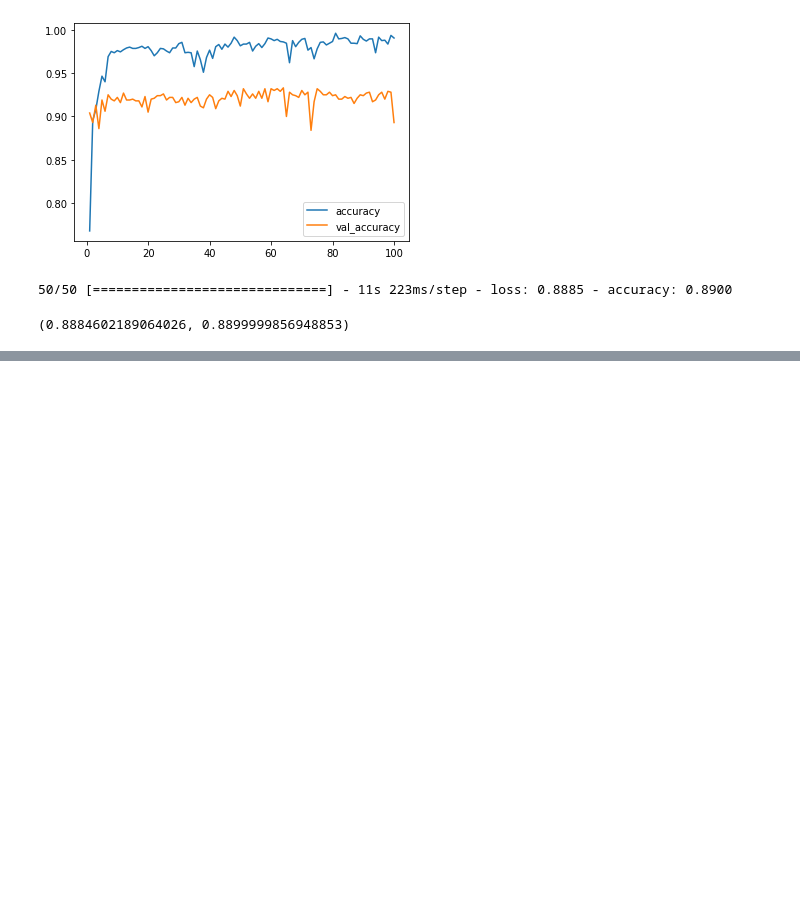
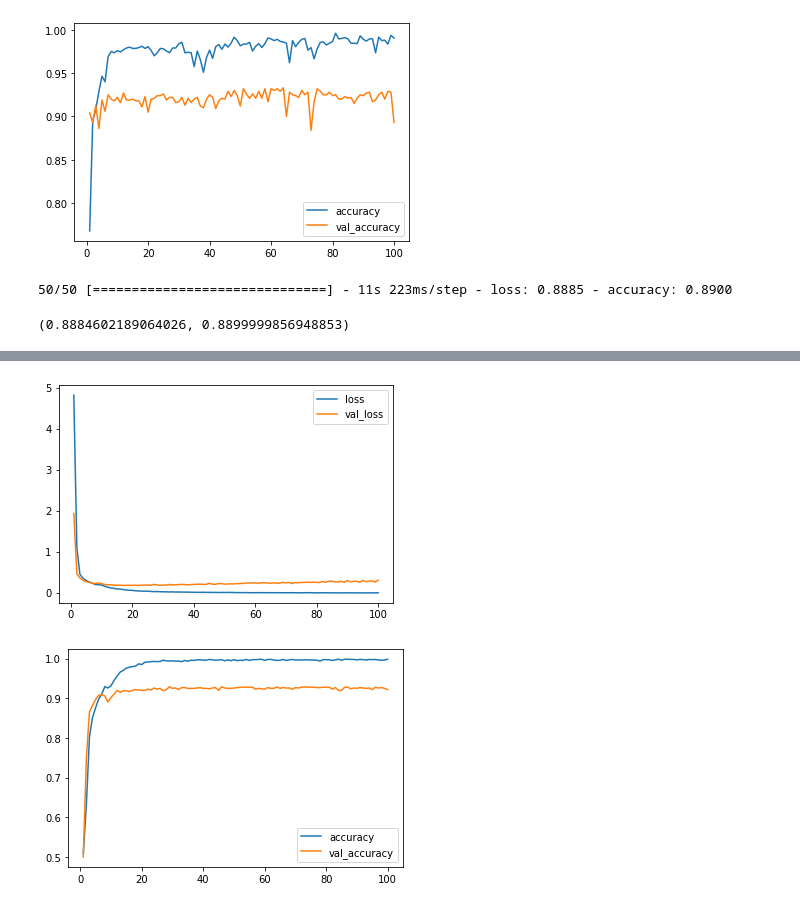
Before and after one commit to Seungeun-Song/Study-for-K-Digital-AI-developer, a Jupyter notebook: Practice/21_04_11+concat.ipynb, the cells around one changed output, grey strips where cells are left out. Cells and saved outputs as stored; diff of their text form; code cells hidden in the pictures; blank space fills up the shorter version.

```diff
--- a/Practice/21_04_11+concat.ipynb
+++ b/Practice/21_04_11+concat.ipynb
@@ -268,0 +395,12 @@ loss, accuracy
+# %%
+from keras import models, layers
+
+model = models.Sequential()
+model.add(conv_base)
+
+model.add(layers.Flatten())
+model.add(layers.Dense(256,activation='relu'))
+model.add(layers.Dropout(0.5))
+model.add(layers.Dense(1, activation='sigmoid'))
+
+model.summary()
@@ -268,0 +432,10 @@ loss, accuracy
+# %%
+from keras.preprocessing.image import ImageDataGenerator
+
+train_datagen = ImageDataGenerator(rescale=1./255)
+valid_datagen = ImageDataGenerator(rescale=1./255)
+test_datagen = ImageDataGenerator(rescale=1./255)
+
+train_generator = train_datagen.flow_from_directory(train_dir, target_size=(300,300), batch_size=200, class_mode='binary')
+valid_generator = valid_datagen.flow_from_directory(valid_dir, target_size=(300,300), batch_size=200, class_mode='binary')
+test_generator = test_datagen.flow_from_directory(test_dir, target_size=(300,300), batch_size=200, class_mode='binary')
@@ -268,0 +446,5 @@ loss, accuracy
+# %%
+%%time
+model.compile(loss='binary_crossentropy', optimizer='adam', metrics=['accuracy'])
+
+Hist = model.fit(train_generator, steps_per_epoch=10, epochs=100, validation_data=valid_generator, validation_steps=5)
@@ -268,0 +469,17 @@ loss, accuracy
+# %%
+import matplotlib.pyplot as plt
+
+epochs = range(1, len(Hist.history['loss'])+1)
+
+plt.plot(epochs, Hist.history['loss'])
+plt.plot(epochs, Hist.history['val_loss'])
+plt.legend(['loss','val_loss'])
+plt.show()
+
+plt.plot(epochs, Hist.history['accuracy'])
+plt.plot(epochs, Hist.history['val_accuracy'])
+plt.legend(['accuracy','val_accuracy'])
+plt.show()
+# %% [output]
+[figure, added]
+[figure, added]
```
Also changed, not shown: parts of 20 cells of this notebook.
